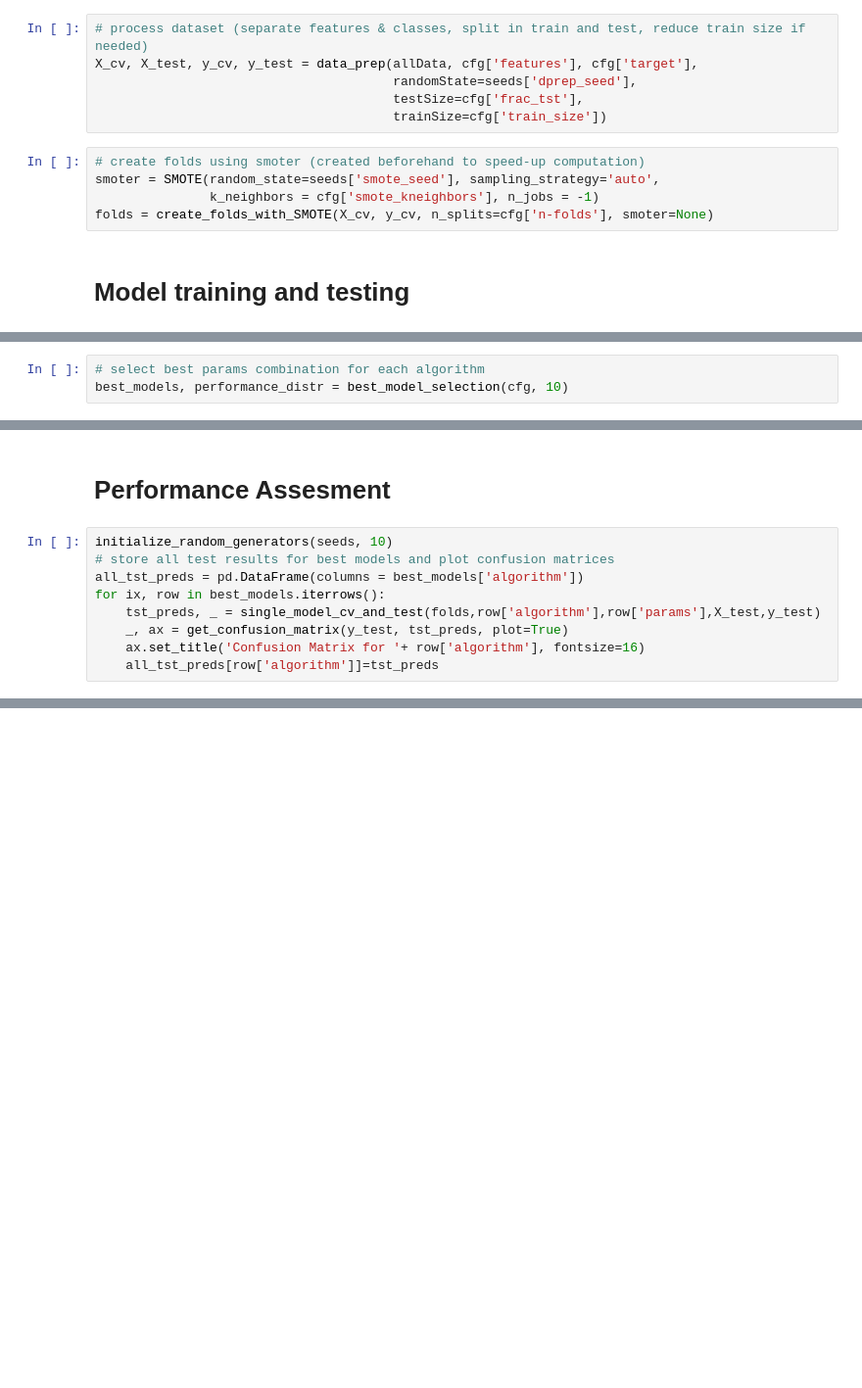
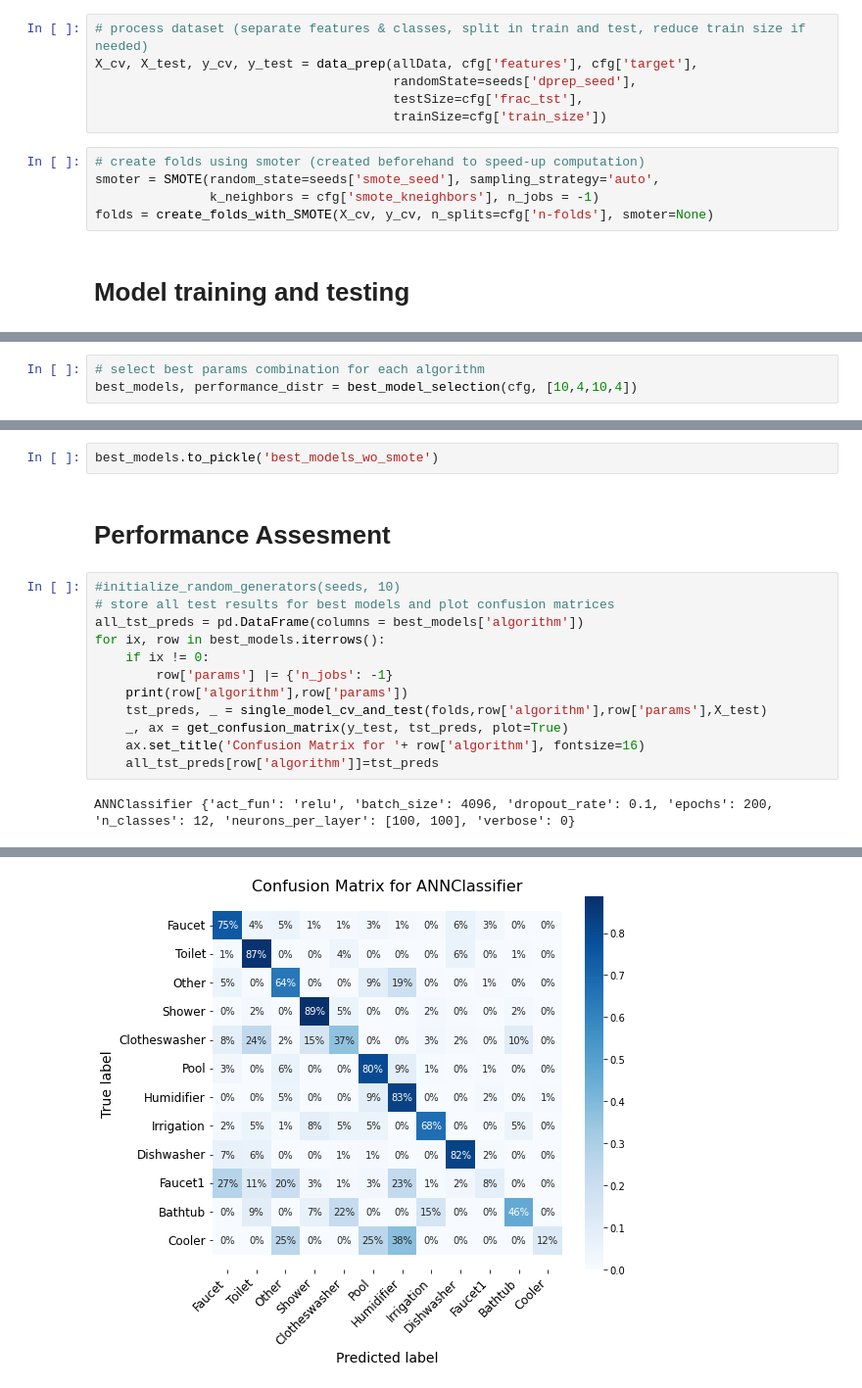
Before and after one commit to SWN-group-at-TU-Berlin/PyNIWM, a Jupyter notebook: NIWC.ipynb, the cells around one changed output, grey strips where cells are left out. Shown at 98% size. Cells and saved outputs as stored; diff of their text form; blank space fills up the shorter version.

Commit message:
Data and Figures

```diff
--- a/NIWC.ipynb
+++ b/NIWC.ipynb
@@ -63,3 +38,3 @@ Parameter combination 2/2
 # %%
 # select best params combination for each algorithm
-best_models, performance_distr = best_model_selection(cfg, 10)
+best_models, performance_distr = best_model_selection(cfg, [10,4,10,4])
@@ -72,11 +49,18 @@ best_models
+# %%
+best_models.to_pickle('best_models_wo_smote')
 # %% [markdown]
 # Performance Assesment
 # %%
-initialize_random_generators(seeds, 10)
+#initialize_random_generators(seeds, 10)
 # store all test results for best models and plot confusion matrices
 all_tst_preds = pd.DataFrame(columns = best_models['algorithm'])
 for ix, row in best_models.iterrows():
-    tst_preds, _ = single_model_cv_and_test(folds,row['algorithm'],row['params'],X_test,y_test)
+    if ix != 0:
+        row['params'] |= {'n_jobs': -1}
+    print(row['algorithm'],row['params'])
+    tst_preds, _ = single_model_cv_and_test(folds,row['algorithm'],row['params'],X_test)
     _, ax = get_confusion_matrix(y_test, tst_preds, plot=True)
     ax.set_title('Confusion Matrix for '+ row['algorithm'], fontsize=16)
     all_tst_preds[row['algorithm']]=tst_preds
+# %% [output]
+ANNClassifier {'act_fun': 'relu', 'batch_size': 4096, 'dropout_rate': 0.1, 'epochs': 200, 'n_classes': 12, 'neurons_per_layer': [100, 100], 'verbose': 0}
@@ -82,0 +81 @@ for ix, row in best_models.iterrows():
+[figure, added]
```
Also changed, not shown: parts of 10 cells of this notebook, 20 other files.
